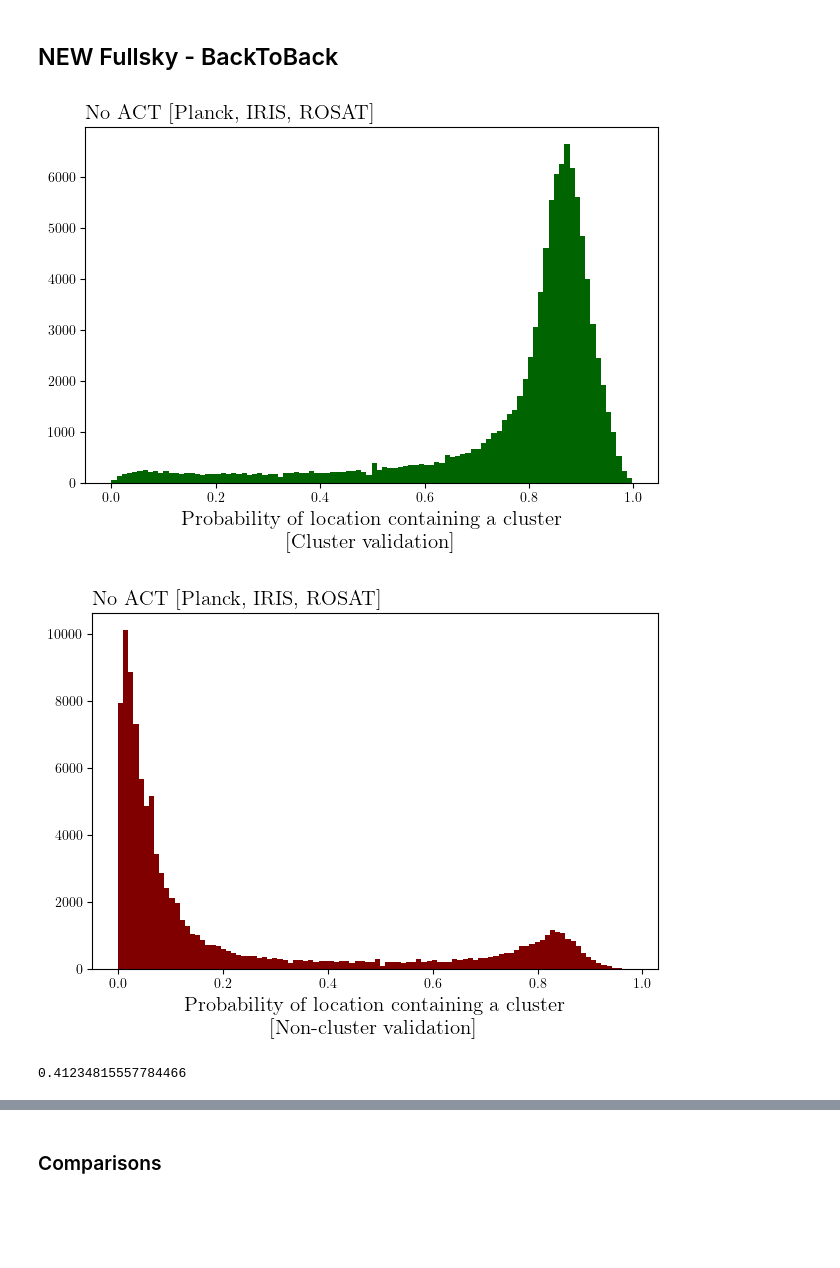
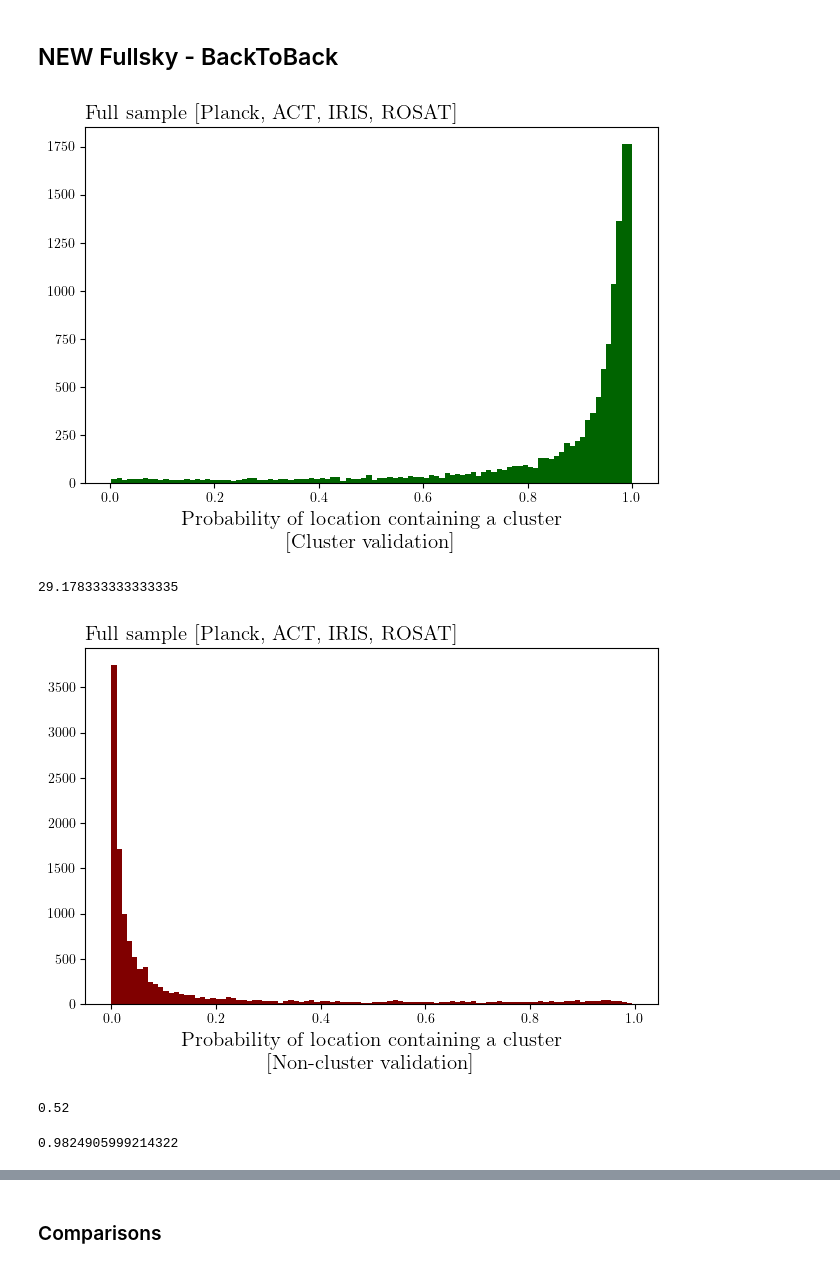
Before and after one commit to dchanda2002/MLCosmo, a Jupyter notebook: 3_run_fastmap.ipynb, the cells around one changed output, grey strips where cells are left out. Cells and saved outputs as stored; diff of their text form; code cells hidden in the pictures; blank space fills up the shorter version.

```diff
--- a/3_run_fastmap.ipynb
+++ b/3_run_fastmap.ipynb
@@ -209,7 +209,7 @@ df
 | 50751 | 854059 | 359.99377 | -49.09889 | 0.6708 | 21.85 | 4 | -65.887658 | 323.840195 | 0.000095 | 0.000114 | ... | ... |
 50752 rows × 37 columns
 # %%
-df = df[:200000]
+df = df[:120000]
 df
 # %% [output]
 |  | amf_ra | amf_dec | z | rh | cat | glat | glon | i100 | i143 | i217 | ... | ... |
@@ -233,9 +233,9 @@ df2['i217'] = np.genfromtxt('output/510u3V/pv217.csv',delimiter=', ')
 df2['i353'] = np.genfromtxt('output/510u3V/pv353.csv',delimiter=', ')
 df2['i545'] = np.genfromtxt('output/510u3V/pv545.csv',delimiter=', ')
 df2['i857'] = np.genfromtxt('output/510u3V/pv857.csv',delimiter=', ')
-# df2['i090'] = np.genfromtxt('output/510u3V/av90.csv',delimiter=', ')
-# df2['i150'] = np.genfromtxt('output/510u3V/av150.csv',delimiter=', ')
-# df2['i220'] = np.genfromtxt('output/510u3V/av220.csv',delimiter=', ')
+df2['i090'] = np.genfromtxt('output/510u3V/av90.csv',delimiter=', ')
+df2['i150'] = np.genfromtxt('output/510u3V/av150.csv',delimiter=', ')
+df2['i220'] = np.genfromtxt('output/510u3V/av220.csv',delimiter=', ')
 df2['iros'] = np.genfromtxt('output/510u3V/rv.csv',delimiter=', ')
 df2['i12'] = np.genfromtxt('output/510u3V/iv12.csv',delimiter=', ')
 df2['i25'] = np.genfromtxt('output/510u3V/iv25.csv',delimiter=', ')
@@ -247,14 +247,22 @@ df2['i217_r'] = np.genfromtxt('output/510u3V/pv217_r.csv',delimiter=', ')
 df2['i353_r'] = np.genfromtxt('output/510u3V/pv353_r.csv',delimiter=', ')
 df2['i545_r'] = np.genfromtxt('output/510u3V/pv545_r.csv',delimiter=', ')
 df2['i857_r'] = np.genfromtxt('output/510u3V/pv857_r.csv',delimiter=', ')
-# df2['i090_r'] = np.genfromtxt('output/510u3V/av90_r.csv',delimiter=', ')
-# df2['i150_r'] = np.genfromtxt('output/510u3V/av150_r.csv',delimiter=', ')
-# df2['i220_r'] = np.genfromtxt('output/510u3V/av220_r.csv',delimiter=', ')
+df2['i090_r'] = np.genfromtxt('output/510u3V/av90_r.csv',delimiter=', ')
+df2['i150_r'] = np.genfromtxt('output/510u3V/av150_r.csv',delimiter=', ')
+df2['i220_r'] = np.genfromtxt('output/510u3V/av220_r.csv',delimiter=', ')
 df2['iros_r'] = np.genfromtxt('output/510u3V/rv_r.csv',delimiter=', ')
 df2['i12_r'] = np.genfromtxt('output/510u3V/iv12_r.csv',delimiter=', ')
 df2['i25_r'] = np.genfromtxt('output/510u3V/iv25_r.csv',delimiter=', ')
 df2['i60_r'] = np.genfromtxt('output/510u3V/iv60_r.csv',delimiter=', ')
 df2['i1002_r'] = np.genfromtxt('output/510u3V/iv100_r.csv',delimiter=', ')
+
+# Move ACT removal here to do it first
+df2 = df2[df2.i090!=-9999].reset_index(drop=True)
+df2 = df2[df2.i150!=-9999].reset_index(drop = True)
+df2 = df2[df2.i220!=-9999].reset_index(drop = True)
+df2 = df2[df2.i090_r!=-9999].reset_index(drop = True)
+df2 = df2[df2.i150_r!=-9999].reset_index(drop = True)
+df2 = df2[df2.i220_r!=-9999].reset_index(drop = True)
 
 # Alpha re-scaling to increase sample size, in principle should just create more samples
 df2u = df2.copy()
@@ -272,12 +280,6 @@ from sklearn.utils import shuffle
 df2 = shuffle(df2)
 
 # If ACT included
-# df2 = df2[df2.i090!=-9999].reset_index(drop=True)
-# df2 = df2[df2.i150!=-9999].reset_index(drop = True)
-# df2 = df2[df2.i220!=-9999].reset_index(drop = True)
-# df2 = df2[df2.i090_r!=-9999].reset_index(drop = True)
-# df2 = df2[df2.i150_r!=-9999].reset_index(drop = True)
-# df2 = df2[df2.i220_r!=-9999].reset_index(drop = True)
 df2 = df2.reset_index(drop = True)
 
 df2['cluster'] = 0
@@ -551,26 +553,28 @@ fastmap_svm.fit(20,1000)
 # %%
 # countc --> list of probabilities for each cluster in clustersv
 # Full sample [Planck, ACT, IRIS, ROSAT], No ACT [Planck, IRIS, ROSAT]
 
 countc=[]
 for i in tqdm(range(len(clustersv))):
     res = fastmap_svm.predict(clustersv[i])
     countc.append(res[1])
 
 plt.hist(countc,bins=100,color='darkgreen')
 plt.xlabel('Probability of location containing a cluster\n[Cluster validation]',size=15)
-plt.title('No ACT [Planck, IRIS, ROSAT]',loc='left',size=15)
+plt.title('Full sample [Planck, ACT, IRIS, ROSAT]',loc='left',size=15)
 # plt.axvline(0.99,c='r')
 plt.tight_layout()
 # plt.savefig('c_full.png',dpi=1000)
 plt.show()
 # %% [output]
-[figure, old version]
+[figure, new version]
 # %%
 # Check how many clusters are identified with probability over 80%
 count = np.array(countc)
 num_c = len(count[count>0.95])
 100*num_c/len(countc)
+# %% [output]
+29.178333333333335
 # %%
 # Save Cluster Validation Set
 
@@ -590,12 +594,12 @@ for i in tqdm(range(len(nonclustersv))):
 
 plt.hist(countnc,bins=100,color='maroon')
 plt.xlabel('Probability of location containing a cluster\n[Non-cluster validation]',size=15)
-plt.title('No ACT [Planck, IRIS, ROSAT]',loc='left',size=15)
+plt.title('Full sample [Planck, ACT, IRIS, ROSAT]',loc='left',size=15)
 plt.tight_layout()
 # plt.savefig('nc_full.png',dpi=1000)
 plt.show()
 # %% [output]
-[figure, old version]
+[figure, new version]
 # %%
 # Check how many nonclusters are identified with probability over 80%
 
@@ -603,7 +607,7 @@ count = np.array(countnc)
 num_nc = len(count[count>0.95])
 100*num_nc/len(countnc)
 # %% [output]
-0.41234815557784466
+0.52
 # %%
 # Save Noncluster Validation Set
 
@@ -615,6 +619,8 @@ noncluster_valid_df['clusterp'] = countnc
 # Purity
 
 num_c/(num_c+num_nc)
+# %% [output]
+0.9824905999214322
 # %%
 # z - 0.05
 # Location - 1 arcmin
```
Also changed, not shown: parts of 13 cells of this notebook, 2 other files.
